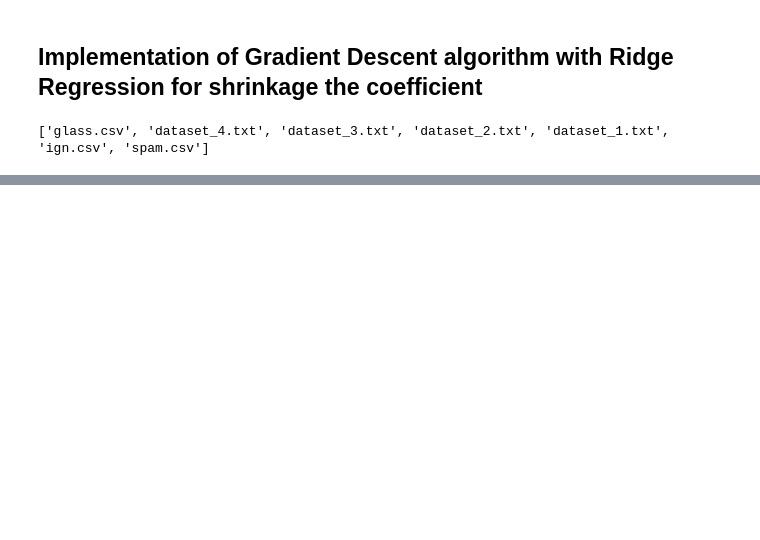
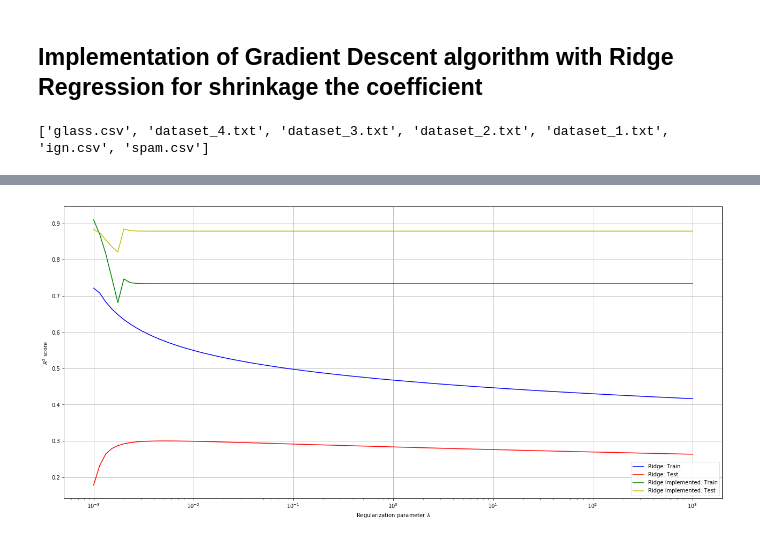
Before and after one commit to oziomek1/ML.2018, a Jupyter notebook: HomeworkGradientDescent_Ridge.ipynb, the cells around one changed output, grey strips where cells are left out. Drawn from its saved outputs; the diff is of its cells as text; code cells hidden in the pictures; blank space fills up the shorter version.

Commit message:
still troubles with ridge regression and scoring gradient descent

```diff
--- a/HomeworkGradientDescent_Ridge.ipynb
+++ b/HomeworkGradientDescent_Ridge.ipynb
@@ -148,0 +184,5 @@ ValueError: Input contains NaN, infinity or a value too large for dtype('float64
+# %%
+ridge_reg_impl = RidgeRegression(alpha=1.0)
+ridge_reg_impl.fit(X_train, y_train)
+train_rsquared_impl = ridge_reg_impl.score(X_train, y_train)
+test_rsquared_impl = ridge_reg_impl.score(X_test, y_test)
@@ -148,0 +195,16 @@ ValueError: Input contains NaN, infinity or a value too large for dtype('float64
+# %%
+lambdas = np.linspace(-3, 3, 100)
+r2_train, r2_test = np.zeros(len(lambdas)), np.zeros(len(lambdas))
+r2_train_impl, r2_test_impl = np.zeros(len(lambdas)), np.zeros(len(lambdas))
+# %%
+for i in range(len(lambdas)):
+    model = Ridge(alpha=i)
+    model_impl = RidgeRegression(alpha=i)
+    model.fit(X_train, y_train)
+    model_impl.fit(X_train, y_train)
+
+    r2_train[i] = model.score(X_train, y_train)
+    r2_test[i] = model.score(X_test, y_test)
+    r2_train_impl[i] = model_impl.score(X_train, y_train)
+    r2_test_impl[i] = model_impl.score(X_test, y_test)
+    print('R2_train: ', r2_train[i], 'R2_test: ', r2_test[i], 'R2_train_impl: ', r2_train_impl[i], 'R2_train_impl: ', r2_test_impl[i])
@@ -148,0 +229,16 @@ ValueError: Input contains NaN, infinity or a value too large for dtype('float64
+# %%
+# just temporary for presenting data in plot
+r2_test[0] = math.sqrt(r2_test[2] - r2_test[1])
+# %%
+fig, ax = plt.subplots(1, 1, figsize=(22, 10))
+ax.semilogx(10.0**lambdas, (r2_train), c='b', label='Ridge: Train')
+ax.semilogx(10.0**lambdas, (r2_test), c='r', label='Ridge: Test')
+ax.semilogx(10.0**lambdas, (r2_train_impl), c='g', label='Ridge Implemented: Train')
+ax.semilogx(10.0**lambdas, (r2_test_impl), c='y', label='Ridge Implemented: Test')
+
+ax.set_xlabel('Regularization parameter $\lambda$')
+ax.set_ylabel(r'$R^2$ score')
+ax.legend(loc = 'best')
+plt.grid()
+# %% [output]
+[figure, added]
```
Also changed, not shown: parts of 13 cells of this notebook.
